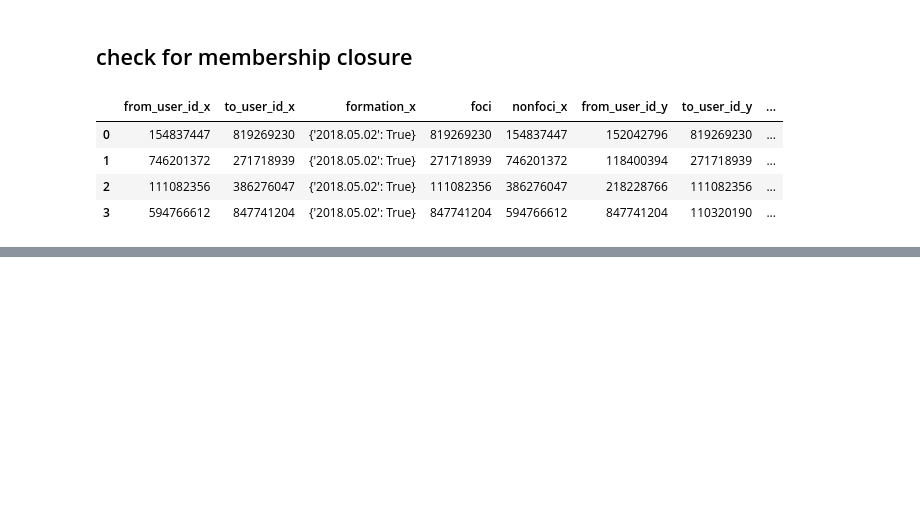
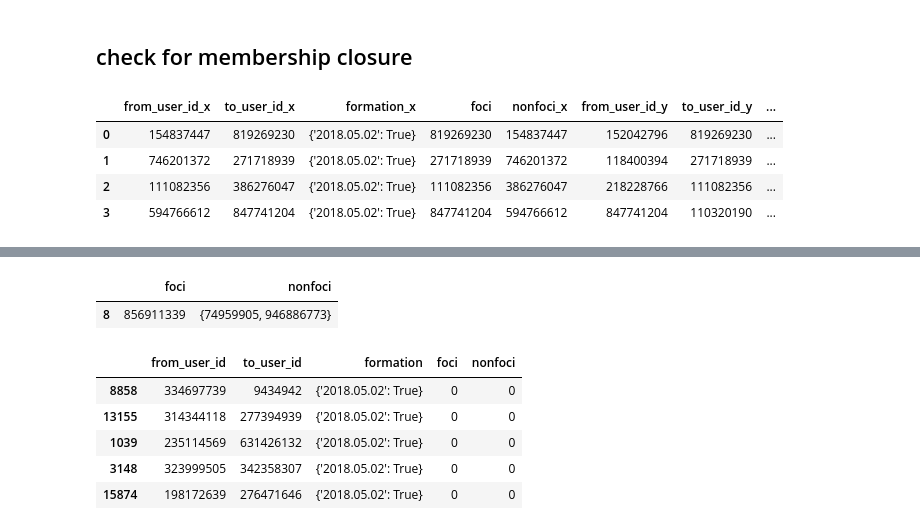
Before and after one commit to AmmarRashed/EventOrient, a Jupyter notebook: notebooks/calculating_closures.ipynb, the cells around one changed output, grey strips where cells are left out. Cells and saved outputs as stored; diff of their text form; code cells hidden in the pictures; blank space fills up the shorter version.

```diff
--- a/notebooks/calculating_closures.ipynb
+++ b/notebooks/calculating_closures.ipynb
@@ -241,0 +219,7 @@ NodeView((99528248, 280162312, 825982985, 214511627, 174575628, 429101069, 49244
+# %%
+users_with_mut_foci = foci_t1.groupby("foci")['nonfoci'].apply(lambda x: set(x)).reset_index()
+users_with_mut_foci = users_with_mut_foci[users_with_mut_foci.nonfoci.apply(lambda x: len(x)>1)]
+users_with_mut_foci
+# %% [output]
+|  | foci | nonfoci |
+| 8 | 856911339 | {74959905, 946886773} |
@@ -241,0 +232,9 @@ NodeView((99528248, 280162312, 825982985, 214511627, 174575628, 429101069, 49244
+# %%
+new_u2u_edges.sample(5)
+# %% [output]
+|  | from_user_id | to_user_id | formation | foci | nonfoci |
+| 8858 | 334697739 | 9434942 | {'2018.05.02': True} | 0 | 0 |
+| 13155 | 314344118 | 277394939 | {'2018.05.02': True} | 0 | 0 |
+| 1039 | 235114569 | 631426132 | {'2018.05.02': True} | 0 | 0 |
+| 3148 | 323999505 | 342358307 | {'2018.05.02': True} | 0 | 0 |
+| 15874 | 198172639 | 276471646 | {'2018.05.02': True} | 0 | 0 |
```
Also changed, not shown: parts of 21 cells of this notebook, 4 other files.
